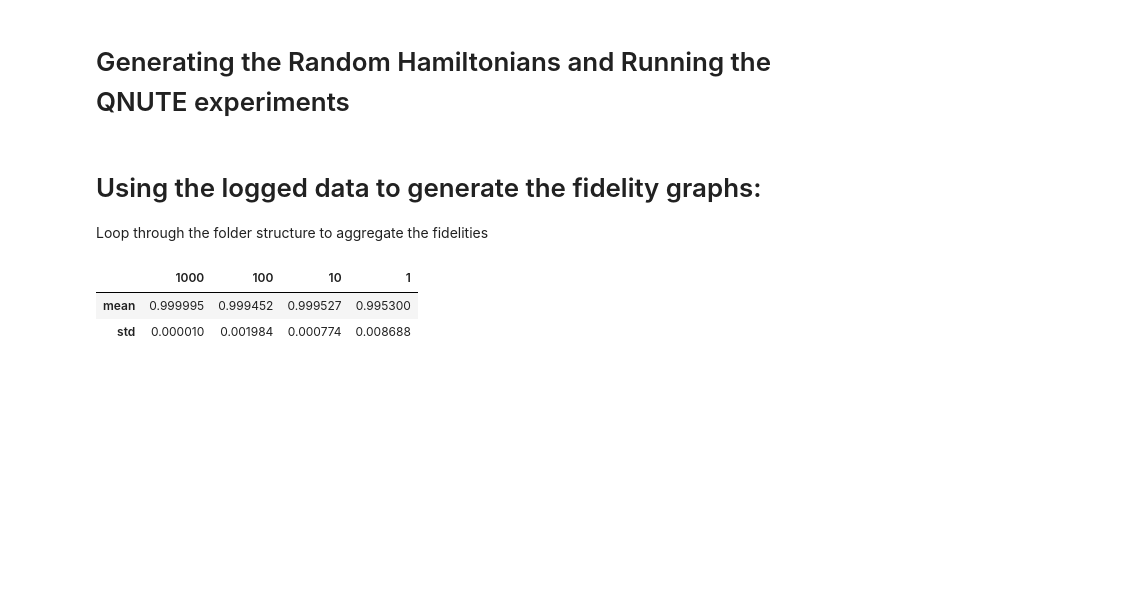
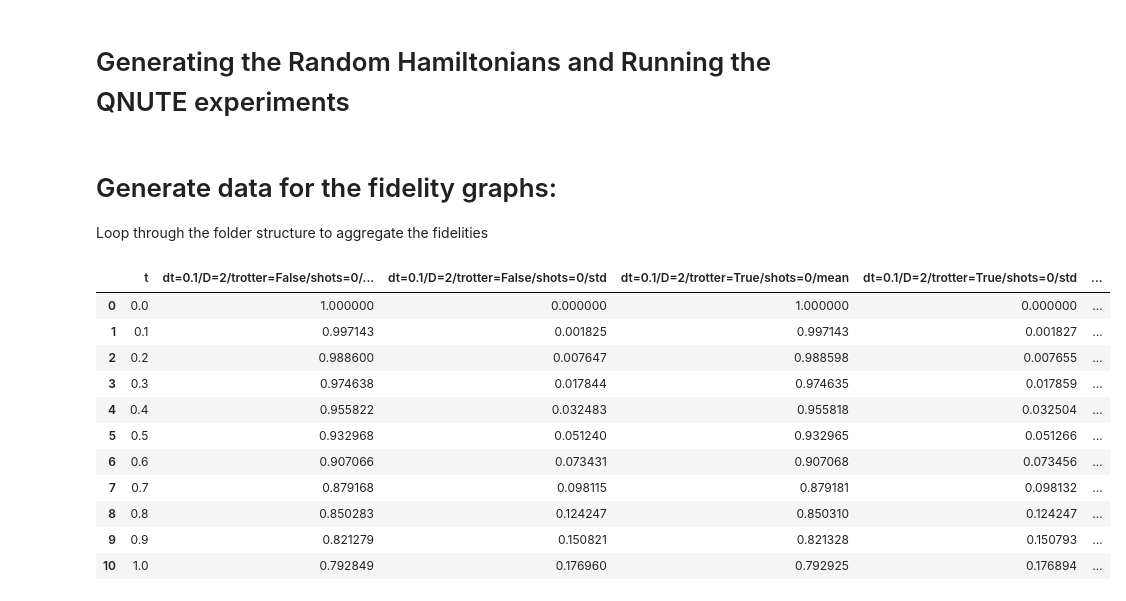
Before and after one commit to KnightShuffler/Quantum-Non-Unitary-Time-Evolution-Public-, a Jupyter notebook: Sandbox Notebooks/Figure scripts.ipynb, the cells around one changed output. Saved outputs shown, nothing was run; the diff lists cells and outputs as text; code cells hidden in the pictures; blank space fills up the shorter version.

```diff
--- a/Sandbox Notebooks/Figure scripts.ipynb
+++ b/Sandbox Notebooks/Figure scripts.ipynb
@@ -316,17 +322,21 @@ finally:
     sys.stdout = original_stdout
     f.close()
 # %% [markdown]
-# Using the logged data to generate the fidelity graphs:
+# Generate data for the fidelity graphs:
 Loop through the folder structure to aggregate the fidelities
 # %%
-for t_i in range(len(dts)):
-    dt = dts[t_i]
-    N = Ns[t_i]
-    for D in Ds:
+fig_data_string = 'figure_data/'
+fig_data_path = log_path + fig_data_string
+
+for D in Ds:
+    first_flag = True
+    for t_i in range(len(dts)):
+        dt = dts[t_i]
+        N = Ns[t_i]
         for trotter in trotter_flags:
             for shots in num_shots:
                 instance_string = 'dt={}/D={}/trotter={}/shots={}/'.format(dt,D,trotter,shots)
-                data_path = log_path + 'figure_data/' + instance_string
+                data_path = fig_data_path + instance_string
                 if not os.path.exists(data_path):
                     os.makedirs(data_path)
                 for i in range(num_expts):
@@ -340,6 +350,13 @@ for t_i in range(len(dts)):
                 taylor_mean_df = taylor_fid_df.filter(like='f').agg((np.mean, np.std), axis=1, ddof=0)
                 taylor_mean_df.insert(0,'t',taylor_fid_df['t'])
                 taylor_mean_df.to_csv(data_path+'mean_fidelity_to_taylor.csv',index=False)
+
+                if shots == 0:
+                    if first_flag:
+                        all_taylor_mean_df = taylor_mean_df.copy().rename(columns={'mean':instance_string+'mean', 'std': instance_string+'std'})
+                        first_flag = False
+                    else:
+                        all_taylor_mean_df = all_taylor_mean_df.join(taylor_mean_df.drop('t',axis=1).rename(columns={'mean':instance_string+'mean', 'std':instance_string+'std'}))
 
                 if shots > 0:
                     for i in range(num_expts):
@@ -360,10 +377,19 @@ for t_i in range(len(dts)):
                     else:
                         all_s0_mean_df.insert(0,shots,s0_fid_df.filter(like='f').stack().agg((np.mean,np.std),ddof=0))
             # Overall mean and std wrt number of shots
-            all_s0_mean_df.to_csv(log_path+'figure_data/'+ 'dt={}/D={}/trotter={}/'.format(dt,D,trotter)+'overall_mean_fidelity_to_0_shots.csv')
+            all_s0_mean_df.to_csv(fig_data_path+ 'dt={}/D={}/trotter={}/'.format(dt,D,trotter)+'overall_mean_fidelity_to_0_shots.csv')
-# %%
-pd.read_csv(r'logs\2023-02-22\figure_data\dt=0.1\D=1\trotter=True\overall_mean_fidelity_to_0_shots.csv',header=0,index_col=0)
-# %% [output]
-|  | 1000 | 100 | 10 | 1 |
-| mean | 0.999995 | 0.999452 | 0.999527 | 0.995300 |
-| std | 0.000010 | 0.001984 | 0.000774 | 0.008688 |
+# %%
+all_taylor_mean_df
+# %% [output]
+|  | t | dt=0.1/D=2/trotter=False/shots=0/... | dt=0.1/D=2/trotter=False/shots=0/std | dt=0.1/D=2/trotter=True/shots=0/mean | dt=0.1/D=2/trotter=True/shots=0/std | ... |
+| 0 | 0.0 | 1.000000 | 0.000000 | 1.000000 | 0.000000 | ... |
+| 1 | 0.1 | 0.997143 | 0.001825 | 0.997143 | 0.001827 | ... |
+| 2 | 0.2 | 0.988600 | 0.007647 | 0.988598 | 0.007655 | ... |
+| 3 | 0.3 | 0.974638 | 0.017844 | 0.974635 | 0.017859 | ... |
+| 4 | 0.4 | 0.955822 | 0.032483 | 0.955818 | 0.032504 | ... |
+| 5 | 0.5 | 0.932968 | 0.051240 | 0.932965 | 0.051266 | ... |
+| 6 | 0.6 | 0.907066 | 0.073431 | 0.907068 | 0.073456 | ... |
+| 7 | 0.7 | 0.879168 | 0.098115 | 0.879181 | 0.098132 | ... |
+| 8 | 0.8 | 0.850283 | 0.124247 | 0.850310 | 0.124247 | ... |
+| 9 | 0.9 | 0.821279 | 0.150821 | 0.821328 | 0.150793 | ... |
+| 10 | 1.0 | 0.792849 | 0.176960 | 0.792925 | 0.176894 | ... |
```
Also changed, not shown: parts of 13 cells of this notebook, 1 other file.
